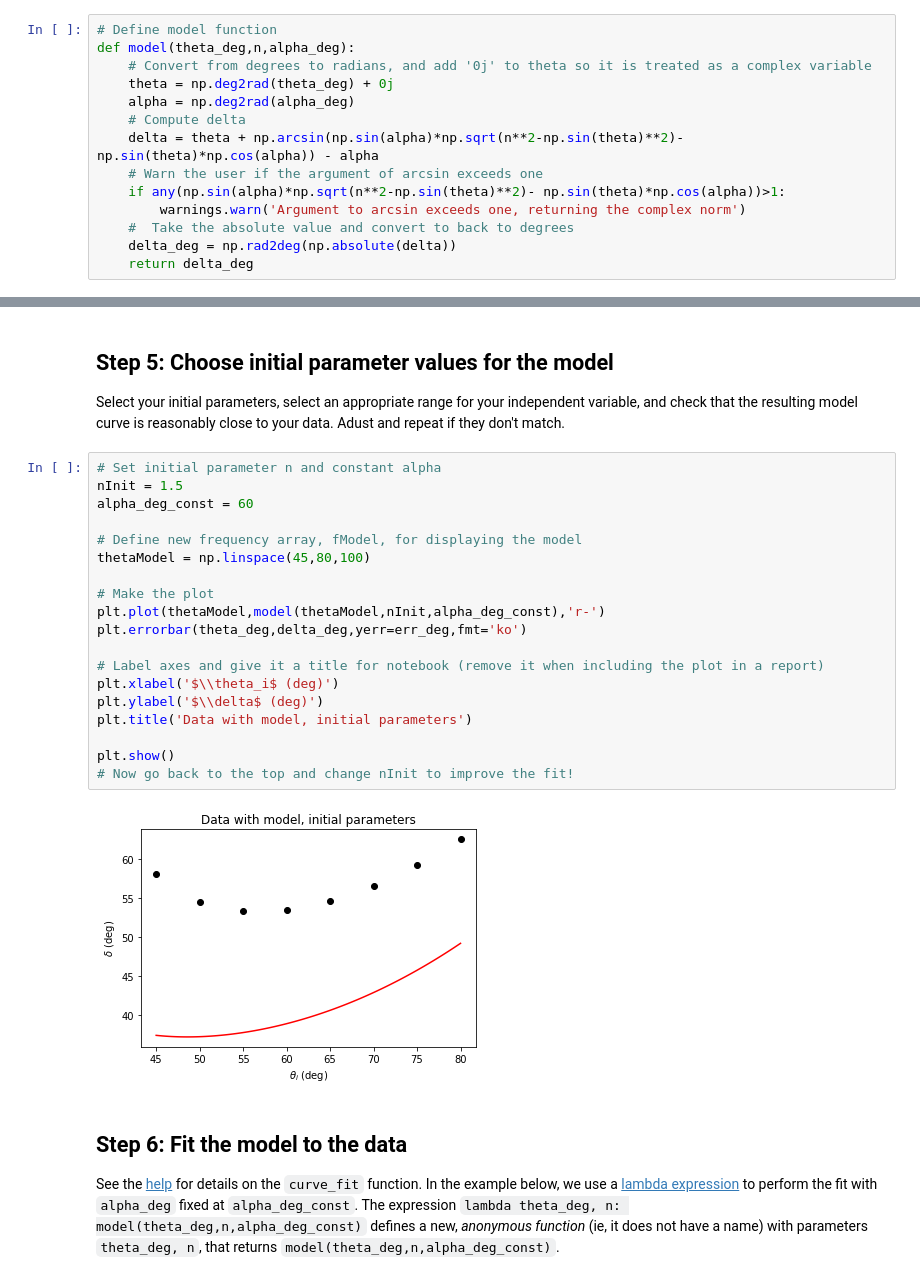
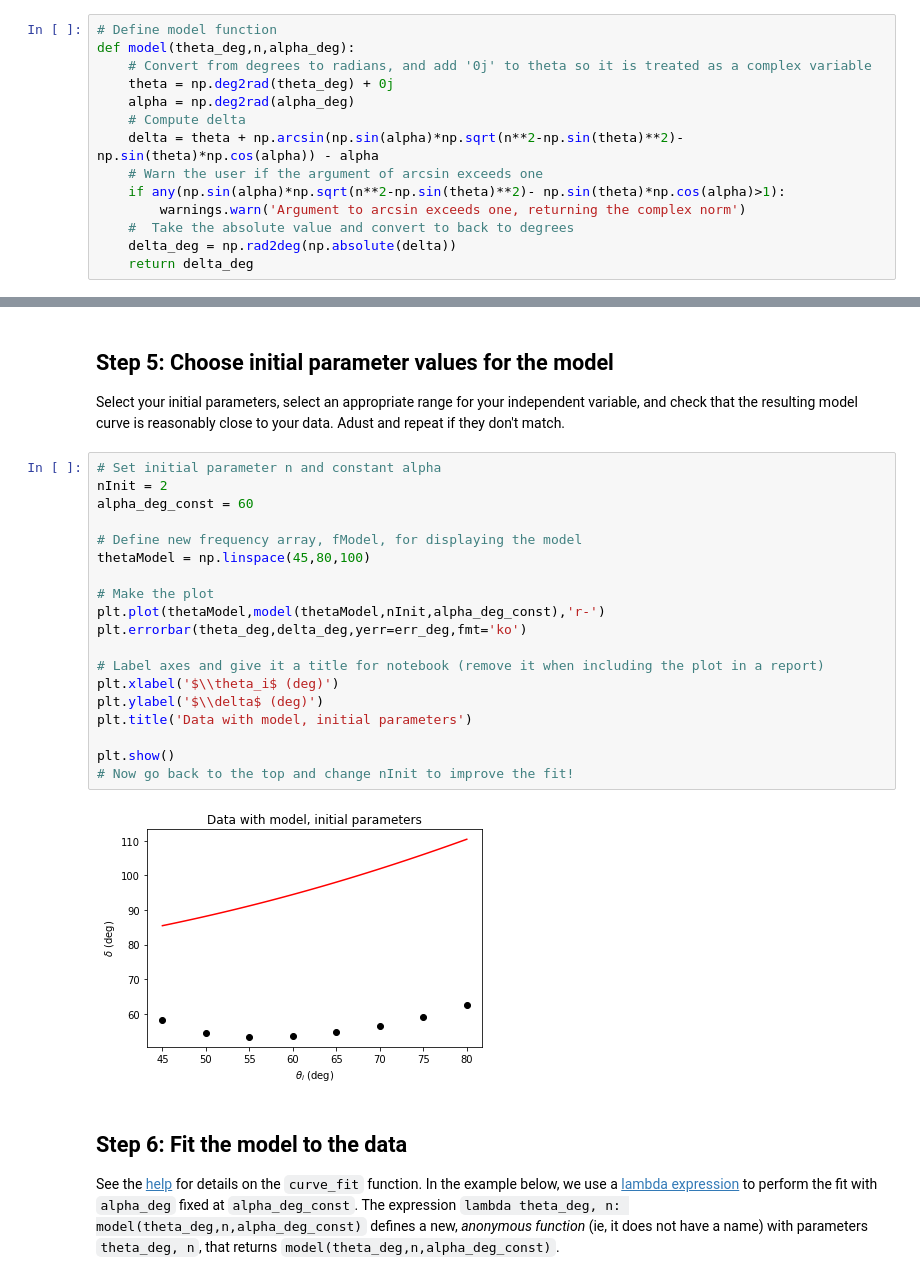
Before and after one commit to jsdodge/data-analysis-python, a Jupyter notebook: notebooks/minimum-deviation-fit.ipynb, the cells around one changed output, grey strips where cells are left out. Drawn from its saved outputs; the diff is of its cells as text.

```diff
--- a/notebooks/minimum-deviation-fit.ipynb
+++ b/notebooks/minimum-deviation-fit.ipynb
@@ -94,7 +94,7 @@ def model(theta_deg,n,alpha_deg):
     # Compute delta
     delta = theta + np.arcsin(np.sin(alpha)*np.sqrt(n**2-np.sin(theta)**2)- np.sin(theta)*np.cos(alpha)) - alpha
     # Warn the user if the argument of arcsin exceeds one
-    if any(np.sin(alpha)*np.sqrt(n**2-np.sin(theta)**2)- np.sin(theta)*np.cos(alpha))>1:
+    if any(np.sin(alpha)*np.sqrt(n**2-np.sin(theta)**2)- np.sin(theta)*np.cos(alpha)>1):
         warnings.warn('Argument to arcsin exceeds one, returning the complex norm')
     #  Take the absolute value and convert to back to degrees
     delta_deg = np.rad2deg(np.absolute(delta))
@@ -120,25 +120,25 @@ This change will allow the fit routine to continue if the argument to the `arcsi
 Select your initial parameters, select an appropriate range for your independent variable, and check that the resulting model curve is reasonably close to your data. Adust and repeat if they don't match.
 # %%
 # Set initial parameter n and constant alpha
-nInit = 1.5
+nInit = 2
 alpha_deg_const = 60
 
 # Define new frequency array, fModel, for displaying the model
 thetaModel = np.linspace(45,80,100)
 
 # Make the plot
 plt.plot(thetaModel,model(thetaModel,nInit,alpha_deg_const),'r-')
 plt.errorbar(theta_deg,delta_deg,yerr=err_deg,fmt='ko')
 
 # Label axes and give it a title for notebook (remove it when including the plot in a report)
 plt.xlabel('$\\theta_i$ (deg)')
 plt.ylabel('$\\delta$ (deg)')
 plt.title('Data with model, initial parameters')
 
 plt.show()
 # Now go back to the top and change nInit to improve the fit!
 # %% [output]
-[figure, old version]
+[figure, new version]
 # %% [markdown]
 ## Step 6: Fit the model to the data
 See the [help](https://docs.scipy.org/doc/scipy/reference/generated/scipy.optimize.curve_fit.html) for details on the `curve_fit` function. In the example below, we use a [lambda expression](https://docs.python.org/3/reference/expressions.html#lambda) to perform the fit with `alpha_deg` fixed at `alpha_deg_const`. The expression `lambda theta_deg, n: model(theta_deg,n,alpha_deg_const)` defines a new, *anonymous function* (ie, it does not have a name) with parameters `theta_deg, n`, that returns `model(theta_deg,n,alpha_deg_const)`.
```
Also changed, not shown: 4 other files.
